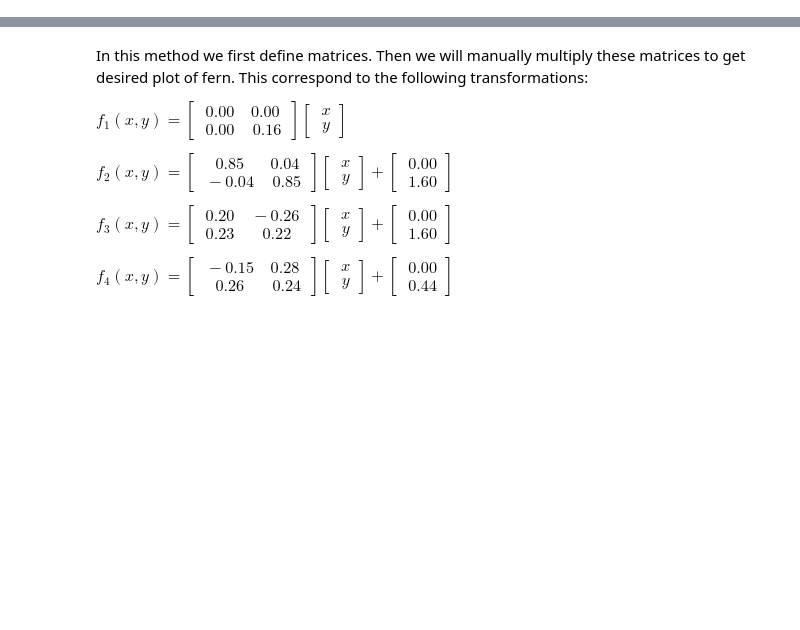
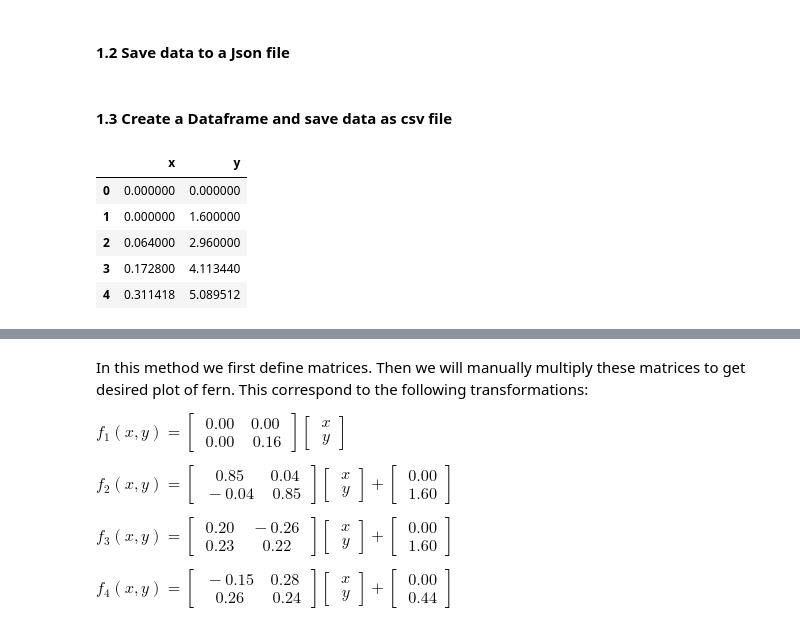
Before and after one commit to npshub/python-fundamentals, a Jupyter notebook: Project1-Fern.ipynb, the cells around one changed output, grey strips where cells are left out. Cells and saved outputs as stored; diff of their text form; code cells hidden in the pictures; blank space fills up the shorter version.

```diff
--- a/Project2-fern.ipynb
+++ b/Project1-Fern.ipynb
@@ -15,2 +52,4 @@ sns.set()
+# %%
+logfile = open("data/log.txt",'w')
 # %%
 import random as random
@@ -49,0 +118,4 @@ while n < 1000000:
+# %% [markdown]
+#### 1.2 Save data to a Json file
+# %%
+Data = {"x":X,"y":Y}
@@ -49,0 +126,12 @@ while n < 1000000:
+# %% [markdown]
+#### 1.3 Create a Dataframe and save data as csv file
+# %%
+DF = pd.DataFrame(Data)
+DF.head()
+# %% [output]
+|  | x | y |
+| 0 | 0.000000 | 0.000000 |
+| 1 | 0.000000 | 1.600000 |
+| 2 | 0.064000 | 2.960000 |
+| 3 | 0.172800 | 4.113440 |
+| 4 | 0.311418 | 5.089512 |
```
Also changed, not shown: parts of 15 cells of this notebook, 4 other files.
